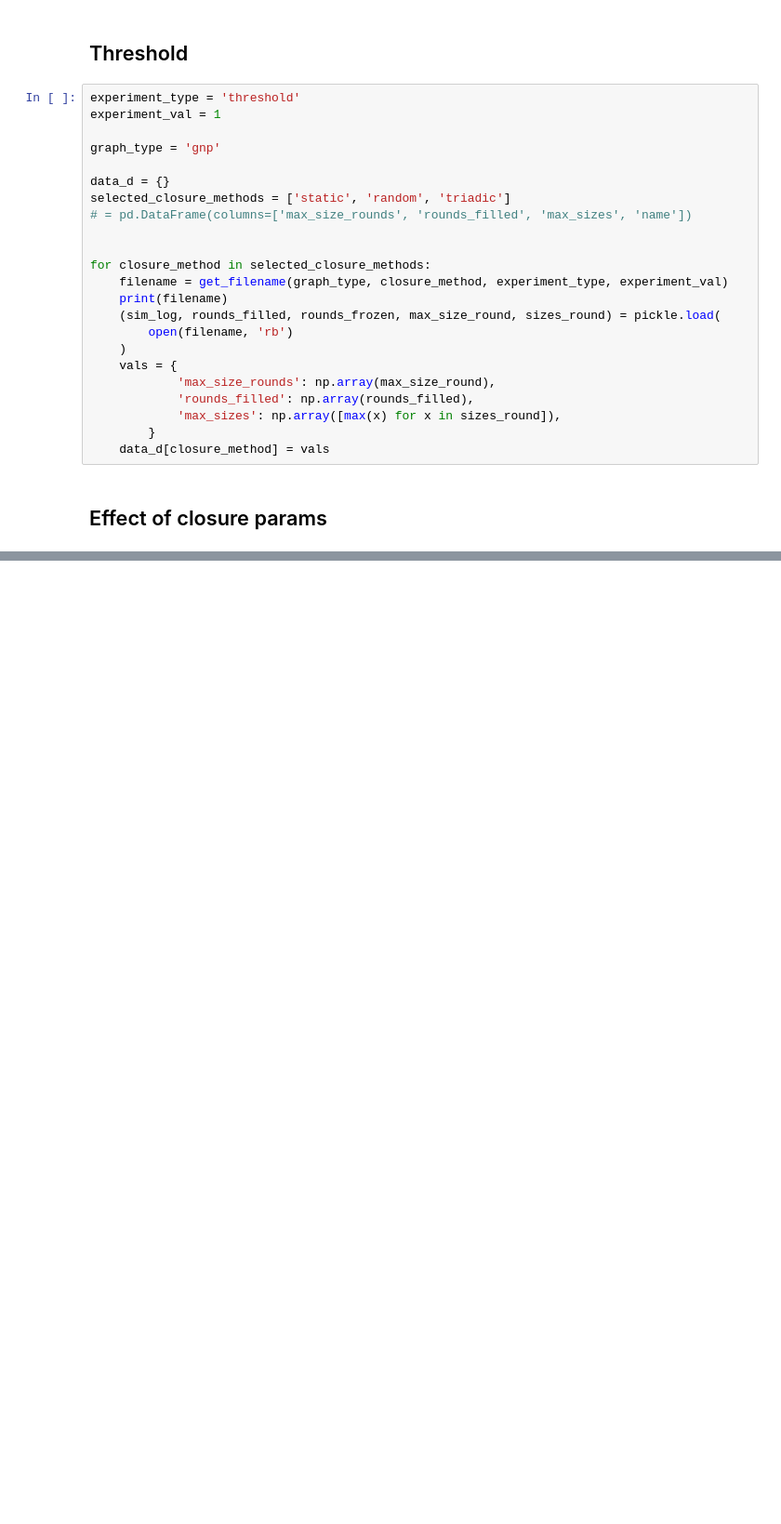
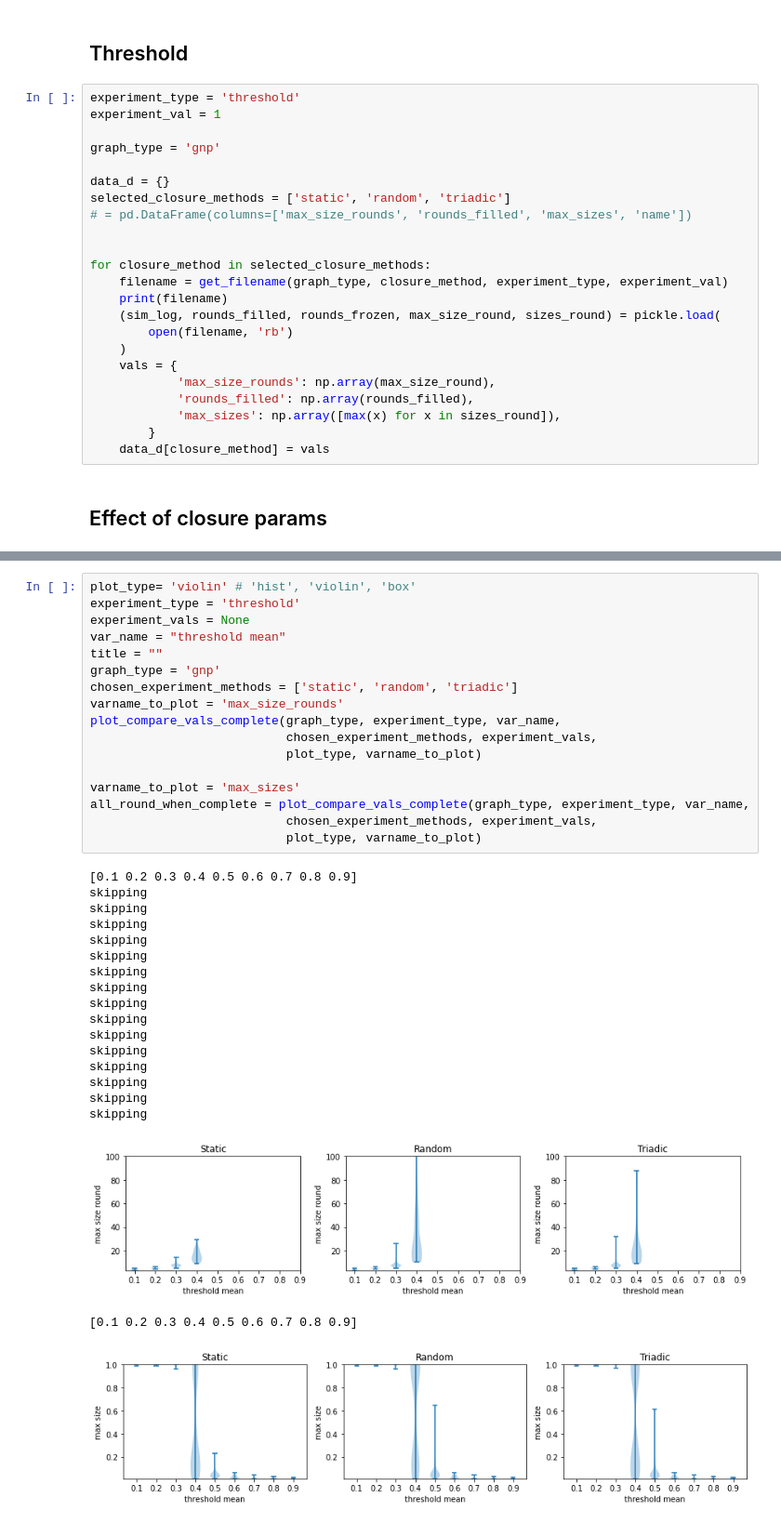
Before and after one commit to cephcyn/cornell_cs6850_triadicclosure, a Jupyter notebook: graphing.ipynb, the cells around one changed output, grey strips where cells are left out. Shown at 93% size. Cells and saved outputs as stored; diff of their text form; blank space fills up the shorter version.

Commit message:
add effect of thresholds

```diff
--- a/graphing.ipynb
+++ b/graphing.ipynb
@@ -703,3 +707,40 @@ all_round_when_complete = plot_compare_vals_complete(graph_type, experiment_type
 [figure]
 [  1.   5.  10.  25.  50.  75. 100. 250. 500.]
 [figure]
+# %%
+plot_type= 'violin' # 'hist', 'violin', 'box'
+experiment_type = 'threshold'
+experiment_vals = None
+var_name = "threshold mean"
+title = ""
+graph_type = 'gnp'
+chosen_experiment_methods = ['static', 'random', 'triadic']
+varname_to_plot = 'max_size_rounds'
+plot_compare_vals_complete(graph_type, experiment_type, var_name,
+                           chosen_experiment_methods, experiment_vals,
+                           plot_type, varname_to_plot)
+
+varname_to_plot = 'max_sizes'
+all_round_when_complete = plot_compare_vals_complete(graph_type, experiment_type, var_name,
+                           chosen_experiment_methods, experiment_vals,
+                           plot_type, varname_to_plot)
+# %% [output]
+[0.1 0.2 0.3 0.4 0.5 0.6 0.7 0.8 0.9]
+skipping
+skipping
+skipping
+skipping
+skipping
+skipping
+skipping
+skipping
+skipping
+skipping
+skipping
+skipping
+skipping
+skipping
+skipping
+[figure, added]
+[0.1 0.2 0.3 0.4 0.5 0.6 0.7 0.8 0.9]
+[figure, added]
```
Also changed, not shown: parts of 2 cells of this notebook.
